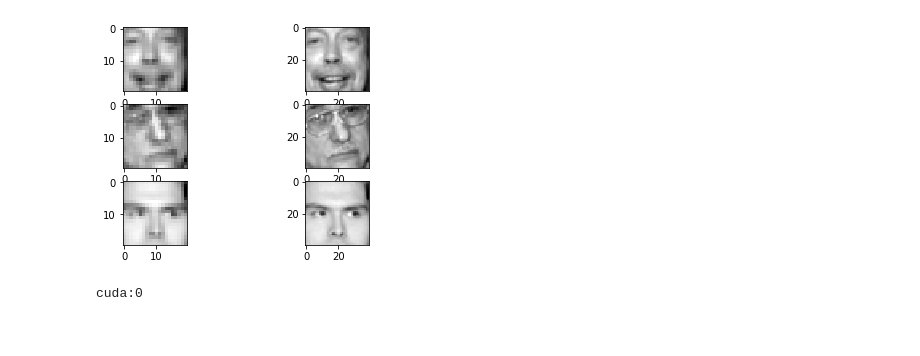
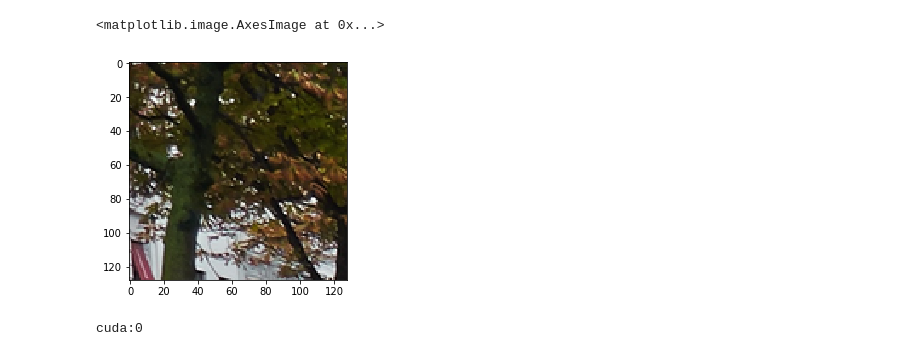
Before and after one commit to galecore/super_resolution, a Jupyter notebook: superres_gan.ipynb, the cells around one changed output. Cells and saved outputs as stored; diff of their text form; code cells hidden in the pictures.

```diff
--- a/superres_gan.ipynb
+++ b/superres_gan.ipynb
@@ -55,12 +28,0 @@ plt.imshow(x[0, 0, :, :])
-# %%
-nrows, ncols = (3,2)
-# def
-fig, axs = plt.subplots(nrows=nrows, ncols=ncols)
-for i, (small, big) in enumerate(pairs_generator()):
-    ax1, ax2 = axs[i]
-    ax1.imshow(small, cmap=plt.cm.gray)
-    ax2.imshow(big, cmap=plt.cm.gray)
-    if i + 1 >= nrows:
-        break
-# %% [output]
-[figure, removed]
@@ -101,3 +29,8 @@ class GenNet(nn.Module):
+# %%
+plt.imshow(RandomPatchFromFolder.to_image(y))
+# %% [output]
+<matplotlib.image.AxesImage at 0x...>
+[figure, added]
 # %%
 device = "cuda:0" if torch.cuda.is_available() else "cpu"
 print(device)
```
Also changed, not shown: parts of 22 cells of this notebook.
